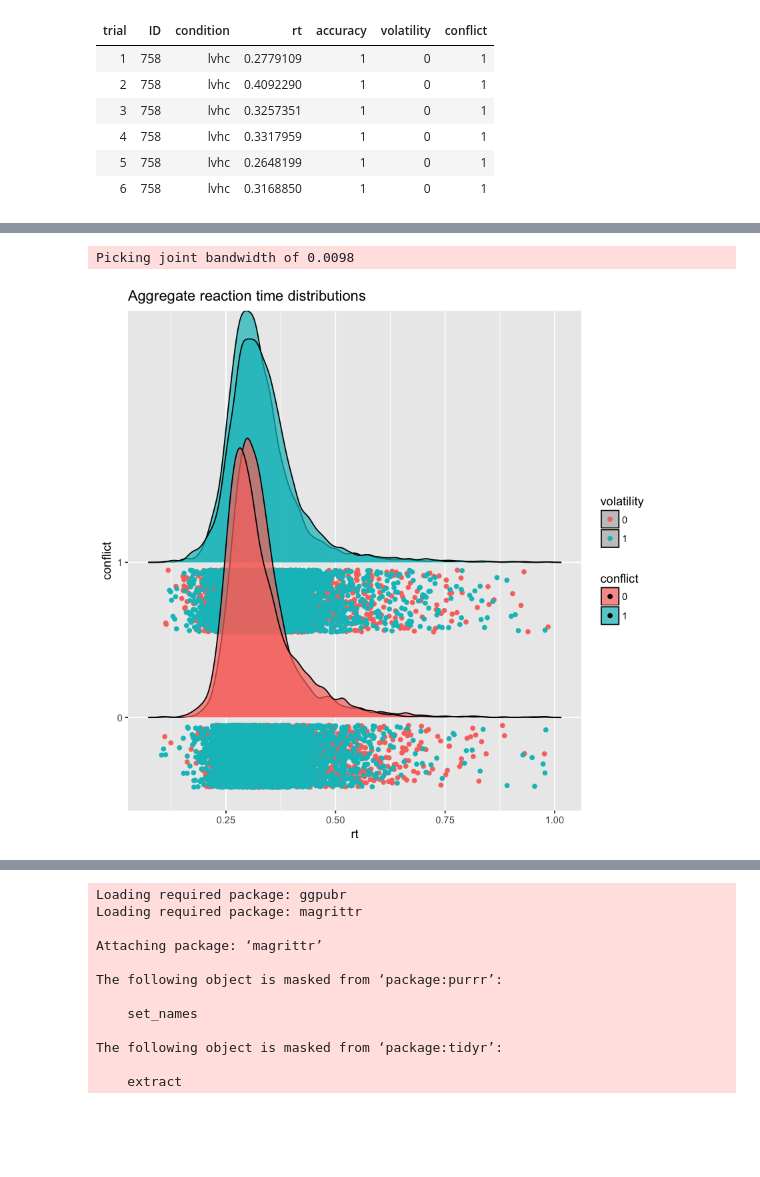
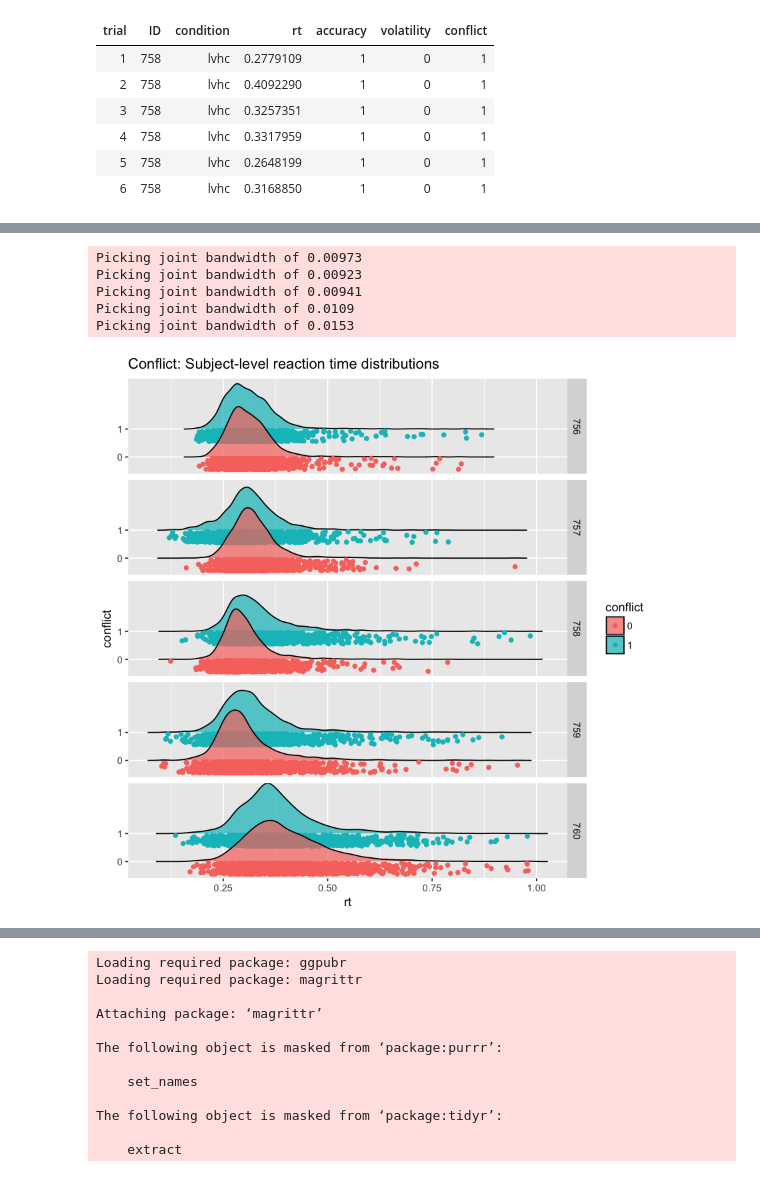
Before and after one commit to kalexandriabond/bond_DSPN_S18, a Jupyter notebook: BOND_DSPN_S18_FinalProject.ipynb, the cells around one changed output, grey strips where cells are left out. Saved outputs shown, nothing was run; the diff lists cells and outputs as text; code cells hidden in the pictures; blank space fills up the shorter version.

```diff
--- a/BOND_DSPN_S18_FinalProject.ipynb
+++ b/BOND_DSPN_S18_FinalProject.ipynb
@@ -109,5 +98,6 @@ sparse_df$conflict<- recode(sparse_df$conflict,
    "lvlc" = 0,
   )
 
+sparse_df$conf.vol <- factor(sparse_df$conflict*sparse_df$volatility)
 sparse_df$conflict <- factor(sparse_df$conflict)
 sparse_df$volatility <- factor(sparse_df$volatility)
@@ -362,10 +211,16 @@ library(ggthemes)
 # %%
-ggplot(sparse_df, aes(rt, conflict, fill=conflict)) +
+
+ggplot(sparse_df, aes(rt,conflict, fill=conflict)) +
   geom_density_ridges(jittered_points = TRUE, position = "raincloud",
-                      alpha = 0.7, aes(point_color = volatility, point_fill = volatility)) + ggtitle('Aggregate reaction time distributions ')
+                      alpha = 0.7, aes(point_color = conflict, point_fill = conflict)) + facet_grid(ID ~.) + ggtitle('Conflict: Subject-level reaction time distributions ')
+# + theme_tufte()
 # %% [output]
-Picking joint bandwidth of 0.0098
+Picking joint bandwidth of 0.00973
+Picking joint bandwidth of 0.00923
+Picking joint bandwidth of 0.00941
+Picking joint bandwidth of 0.0109
+Picking joint bandwidth of 0.0153
-[figure, old version]
+[figure, new version]
 # %%
 ggplot(sparse_df, aes(x = volatility, y = rt, fill=volatility)) +
   geom_jitter(alpha = .1) +
```
Also changed, not shown: parts of 77 cells of this notebook.
